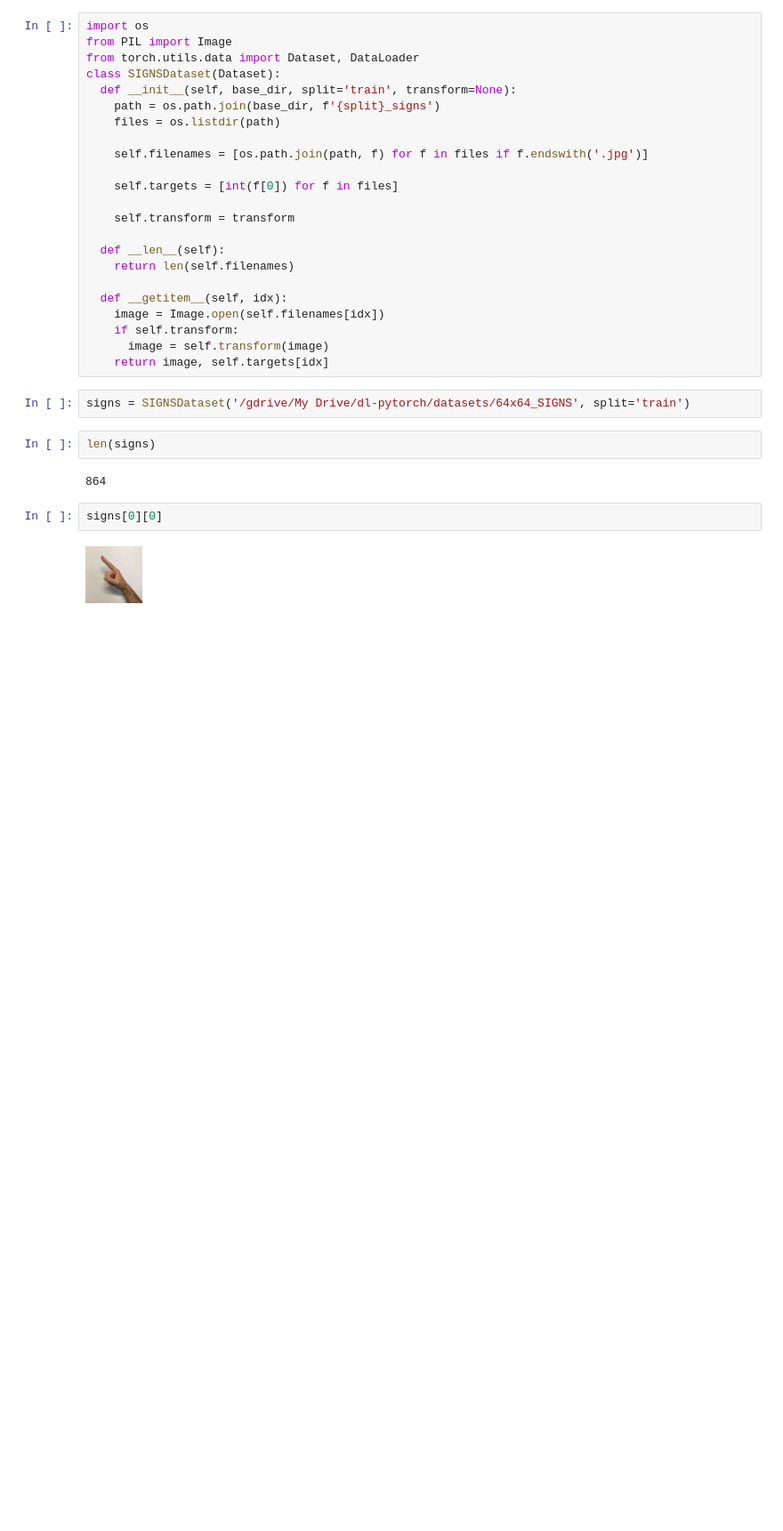
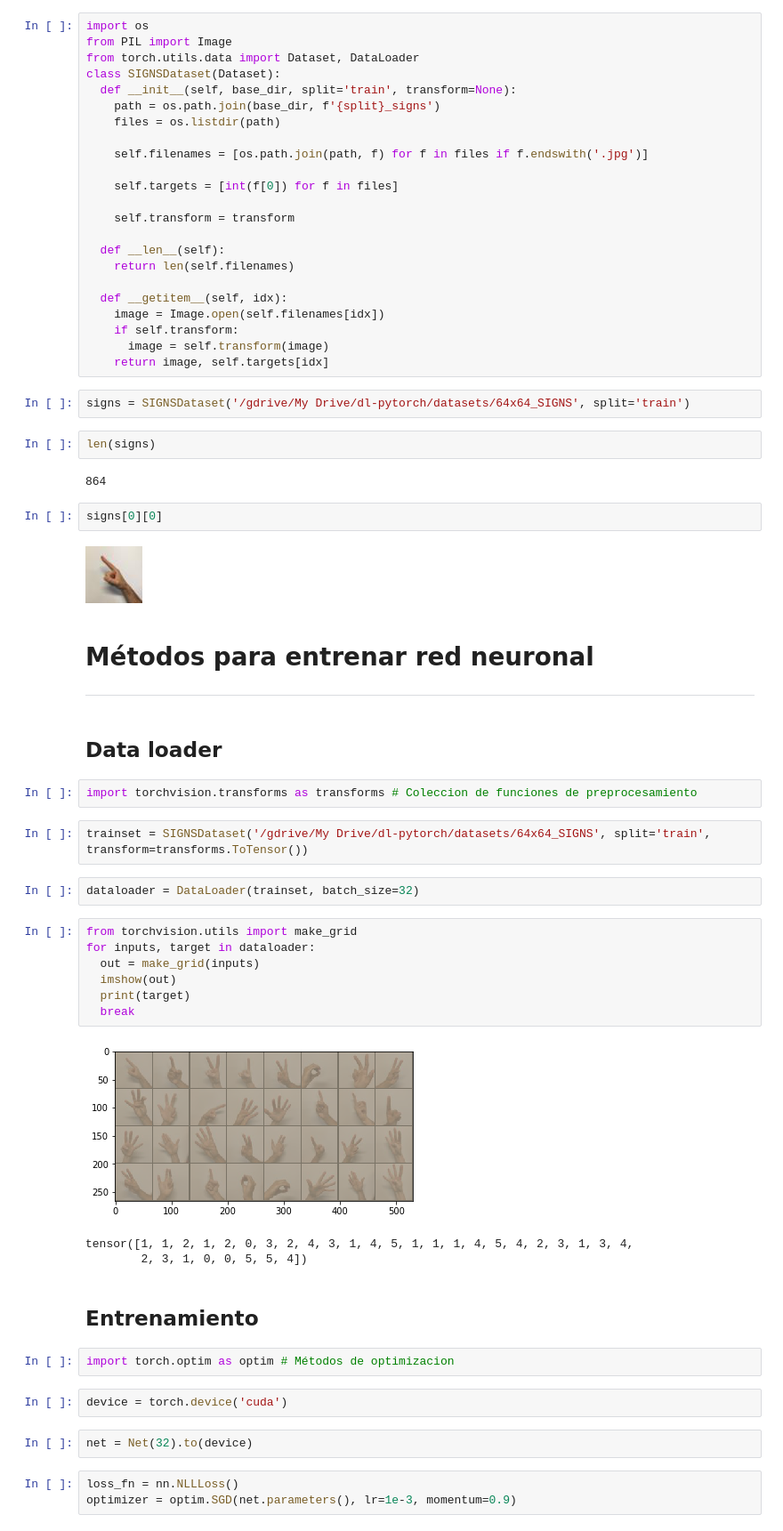
Before and after one commit to HectorFranc/deep-learning-with-Pytorch, a Jupyter notebook: pytorchIntro/redNeuronal.ipynb, the cells around one changed output. Shown at 89% size. Cells and saved outputs as stored; diff of their text form; blank space fills up the shorter version.

```diff
--- a/pytorchIntro/redNeuronal.ipynb
+++ b/pytorchIntro/redNeuronal.ipynb
@@ -94,3 +94,36 @@ len(signs)
 signs[0][0]
 # %% [output]
 [figure]
+# %% [markdown]
+# Métodos para entrenar red neuronal
+---
+# %% [markdown]
+## Data loader
+# %%
+import torchvision.transforms as transforms # Coleccion de funciones de preprocesamiento
+# %%
+trainset = SIGNSDataset('/gdrive/My Drive/dl-pytorch/datasets/64x64_SIGNS', split='train', transform=transforms.ToTensor())
+# %%
+dataloader = DataLoader(trainset, batch_size=32)
+# %%
+from torchvision.utils import make_grid
+for inputs, target in dataloader:
+  out = make_grid(inputs)
+  imshow(out)
+  print(target)
+  break
+# %% [output]
+[figure, added]
+tensor([1, 1, 2, 1, 2, 0, 3, 2, 4, 3, 1, 4, 5, 1, 1, 1, 4, 5, 4, 2, 3, 1, 3, 4,
+        2, 3, 1, 0, 0, 5, 5, 4])
+# %% [markdown]
+## Entrenamiento
+# %%
+import torch.optim as optim # Métodos de optimizacion
+# %%
+device = torch.device('cuda')
+# %%
+net = Net(32).to(device)
+# %%
+loss_fn = nn.NLLLoss()
+optimizer = optim.SGD(net.parameters(), lr=1e-3, momentum=0.9)
```
Also changed, not shown: parts of 5 cells of this notebook.
